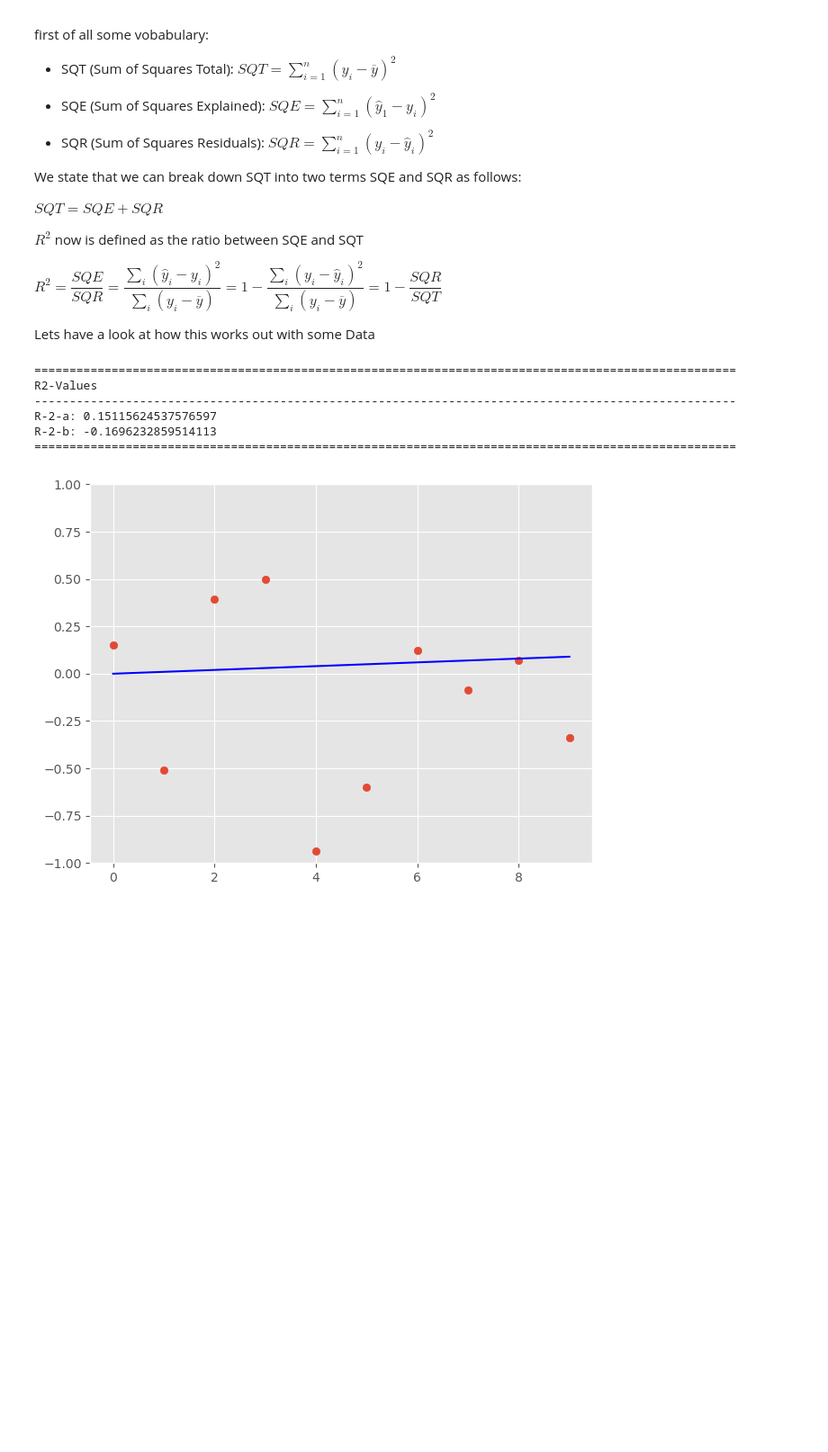
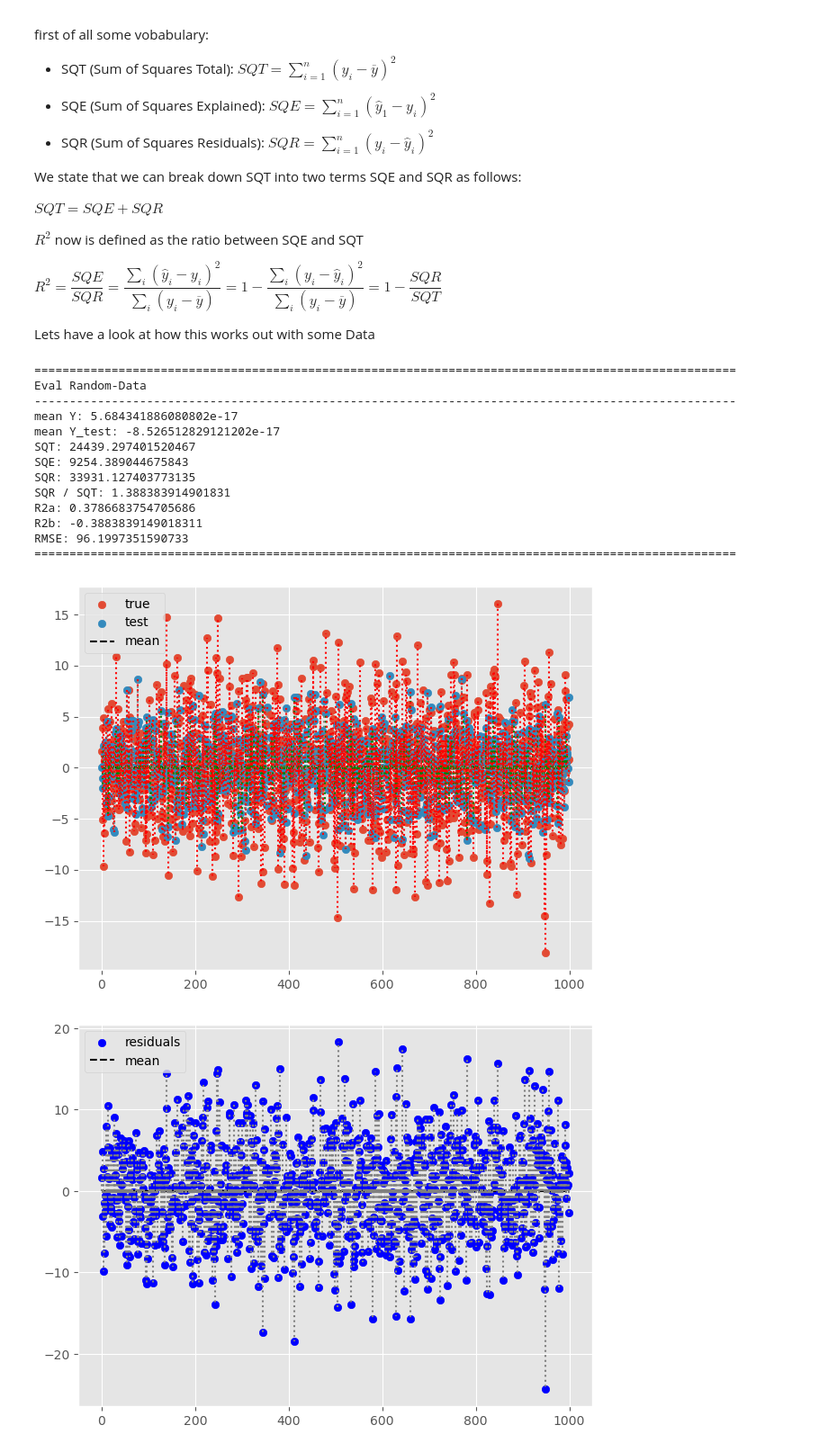
Before and after one commit to julianstar88/Data_Science, a Jupyter notebook: Statistics/r_2_value.ipynb, the cells around one changed output. Shown at 90% size. Cells and saved outputs as stored; diff of their text form; code cells hidden in the pictures; blank space fills up the shorter version.

```diff
--- a/Statistics/r_2_value.ipynb
+++ b/Statistics/r_2_value.ipynb
@@ -53,32 +125,44 @@ def note(title: str, msg_list: list[str]) -> None:
-# %%
-def y_predict_linear(x, slope=0, intercept=0):
-    return intercept + x*slope
-
-num = 10
-x = np.arange(0, num)
-
-rng = np.random.default_rng(42)
-normal_dist = rng.normal(0, 0.5, num)
-prediction = y_predict_linear(x, slope=0.01, intercept=0)
-true_values = normal_dist + prediction
-
-msg = [
-    f"R-2-a: {R_2_a(true_values, prediction)}",
-    f"R-2-b: {R_2_b(true_values, prediction)}"
-]
-note("R2-Values", msg)
-
-fig, ax = plt.subplots()
-sc = ax.scatter(x, true_values)
-line, = ax.plot(x, prediction, marker="", ls="-", color="blue")
-ax.set_ylim(-1, 1)
-fig.tight_layout()
-plt.show()
-# %% [output]
-====================================================================================================
-R2-Values
-----------------------------------------------------------------------------------------------------
-R-2-a: 0.15115624537576597
-R-2-b: -0.1696232859514113
-====================================================================================================
-[figure, removed]
+# %%
+# setup parameter for test data
+num = int(1e3)
+mean = 0
+variance = 5
+mean_test = 0
+variance_test = 3
+rng = np.random.default_rng(42)
+X = np.arange(0, num)
+Y = rng.normal(mean, variance, num)
+Y_mean = np.ones(len(X)) * mean
+
+# setup data for test-prediction values
+Y_test = rng.normal(mean_test, variance_test, num)
+
+# center Y and Y_test around 0
+Y = Y - np.mean(Y)
+Y_test = Y_test - np.mean(Y_test)
+
+
+# print evaluation of Y and Y_test
+evaluation(Y, Y_test, "Eval Random-Data")
+
+# plot of SQT = SQE + SQR
+plot_decomposition(X, Y, Y_test)
+
+# plot of residuals
+plot_residuals(X, Y, Y_test)
+# %% [output]
+====================================================================================================
+Eval Random-Data
+----------------------------------------------------------------------------------------------------
+mean Y: 5.684341886080802e-17
+mean Y_test: -8.526512829121202e-17
+SQT: 24439.297401520467
+SQE: 9254.389044675843
+SQR: 33931.127403773135
+SQR / SQT: 1.388383914901831
+R2a: 0.3786683754705686
+R2b: -0.3883839149018311
+RMSE: 96.1997351590733
+====================================================================================================
+[figure, added]
+[figure, added]
```
Also changed, not shown: parts of 3 cells of this notebook.
